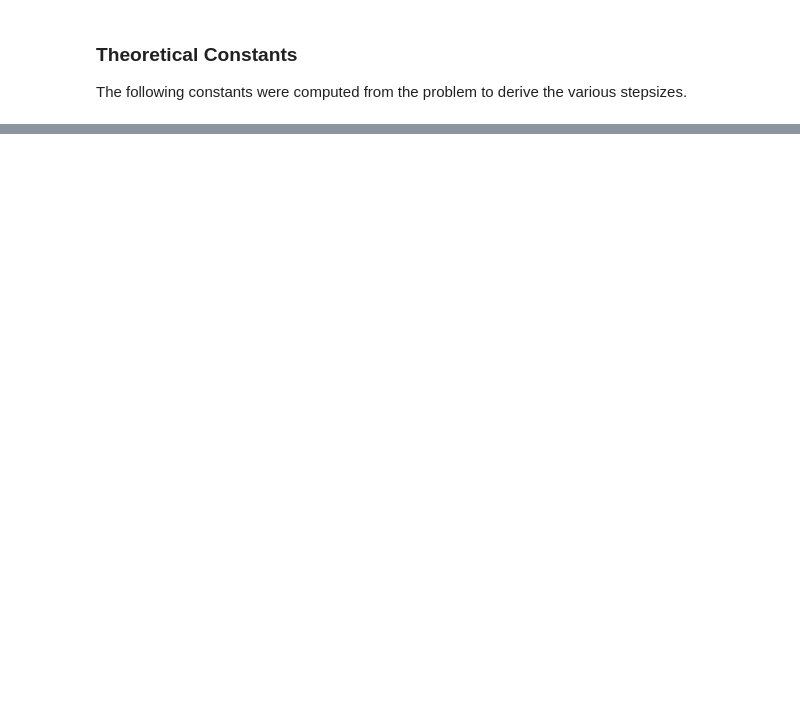
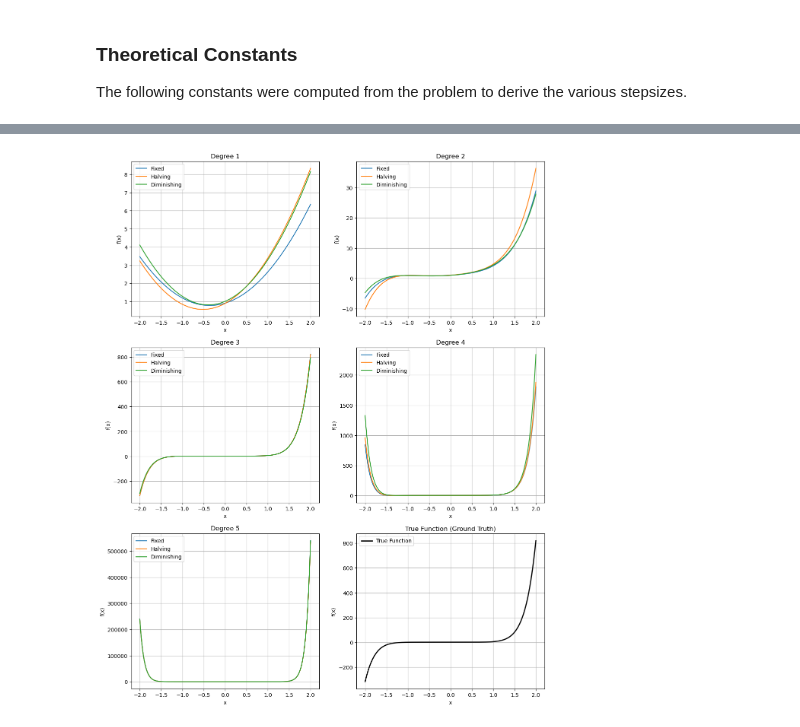
Before and after one commit to ericab322/SGD-Regression, a Jupyter notebook: experiments/true_polynomial_regression.ipynb, the cells around one changed output, grey strips where cells are left out. Saved outputs shown, nothing was run; the diff lists cells and outputs as text; code cells hidden in the pictures; blank space fills up the shorter version.

```diff
--- a/experiments/true_polynomial_regression.ipynb
+++ b/experiments/true_polynomial_regression.ipynb
@@ -160,0 +133,79 @@ The following constants were computed from the problem to derive the various ste
+# %%
+
+# x range
+x = np.linspace(-2, 2, 400)
+
+# Weights by degree and strategy
+weights = {
+    "Degree 1": {
+        "Fixed": [0.90960545, 0.72040648, 0.99916811],
+        "Halving": [0.89687516, 1.27440746, 1.2207995],
+        "Diminishing": [1.01026184, 1.01032214, 1.27947988]
+    },
+    "Degree 2": {
+        "Fixed": [1.00831545, 0.81560158, 1.18265524, 0.37022856, 0.33866186, 0.40990313],
+        "Halving": [1.03479889, 1.06046181, 1.3774551, 0.19828222, 0.40505952, 0.6124351],
+        "Diminishing": [0.97995532, 1.0475577, 1.35371409, 0.32730508, 0.32170957, 0.36145493]
+    },
+    "Degree 3": {
+        "Fixed": [1.00002263, 0.10009615, 0.20012903, 0.29994096, 0.39992452, 0.49993228,
+                  0.59992685, 0.70000902, 0.79998133, 0.8999619],
+        "Halving": [1.00000955, 0.10030739, 0.20039768, 0.30001315, 0.39998513, 0.49991372,
+                    0.59969985, 0.69987408, 0.79993912, 0.89972273],
+        "Diminishing": [1.00007409, 0.14218693, 0.25115075, 0.2998401, 0.39871464, 0.49688643,
+                        0.56039187, 0.67945326, 0.79197108, 0.86100887]
+    },
+    "Degree 4": {
+        "Fixed": [1.00027469, 0.13003478, 0.23931592, 0.24075637, 0.3829104, 0.43767579,
+                  0.5712494, 0.68138302, 0.80250816, 0.86851909, 0.05303119, 0.03824593,
+                  0.00780721, -0.01794551, 0.06015303],
+        "Halving": [1.00016336, 0.14287507, 0.25575853, 0.24808968, 0.38092021, 0.43323637,
+                    0.55643718, 0.67446459, 0.79879617, 0.85773601, 0.05584382, 0.04279842,
+                    0.00988293, -0.02072195, 0.06557686],
+        "Diminishing": [0.99997837, 0.17208261, 0.29209032, 0.23283095, 0.36720567, 0.40782655,
+                        0.52904668, 0.65709181, 0.79342278, 0.8308003, 0.07513545, 0.06144477,
+                        0.00584692, -0.01762705, 0.09087633]
+    },
+    "Degree 5": {
+        "Fixed": [0.59299797, 0.29305326, 0.38500181, 0.1066853, 0.16021707, 0.2053613,
+                  0.265825, 0.3021929, 0.32356914, 0.38381826, 0.08079093, 0.07664725,
+                  0.09368486, 0.09572237, 0.16247443, 0.16552196, 0.12734098, 0.17649427,
+                  0.22247827, 0.22860612, 0.30518906],
+        "Halving": [0.56468672, 0.27931425, 0.3692564, 0.09708337, 0.14869736, 0.1965804,
+                    0.25329603, 0.28618527, 0.30827525, 0.3713634, 0.07712855, 0.07428869,
+                    0.08688067, 0.08627415, 0.15696762, 0.16237398, 0.12897297, 0.17996956,
+                    0.2218966, 0.22372869, 0.30157006],
+        "Diminishing": [0.56059278, 0.286972, 0.37497018, 0.10408803, 0.1550874, 0.19778104,
+                        0.26311819, 0.29648789, 0.31590474, 0.37574058, 0.08186102, 0.07863984,
+                        0.08796461, 0.08599898, 0.15543186, 0.16883437, 0.13172977, 0.18157096,
+                        0.22738718, 0.22951003, 0.30336521]
+    }
+}
+
+fig, axs = plt.subplots(3, 2, figsize=(14, 18))
+axs = axs.flatten()
+
+for idx, (degree_label, strategy_dict) in enumerate(weights.items()):
+    ax = axs[idx]
+    ax.set_title(degree_label)
+    for strategy, w in strategy_dict.items():
+        y = np.zeros_like(x)
+        for i, coef in enumerate(w):
+            y += coef * x**i
+        ax.plot(x, y, label=strategy)
+    ax.set_xlabel('x')
+    ax.set_ylabel('f(x)')
+    ax.grid(True)
+    ax.legend()
+
+ax = axs[-1]
+ax.set_title("True Function (Ground Truth)")
+true_A = 0.1 * np.arange(1, 10)
+true_b = 1.0
+y_true = true_b + sum(a * x**(i + 1) for i, a in enumerate(true_A))
+ax.plot(x, y_true, label='True Function', color='black', linewidth=2)
+ax.set_xlabel('x')
+ax.set_ylabel('f(x)')
+ax.grid(True)
+ax.legend()
+# %% [output]
@@ -161,3 +213,4 @@ The following constants were computed from the problem to derive the various ste
+[figure, added]
 # %%
 print("SGD Parameters for Fixed Polynomial Run (Degree = 2):")
 print("="*60)
```
Also changed, not shown: parts of 10 cells of this notebook, 33 other files.
